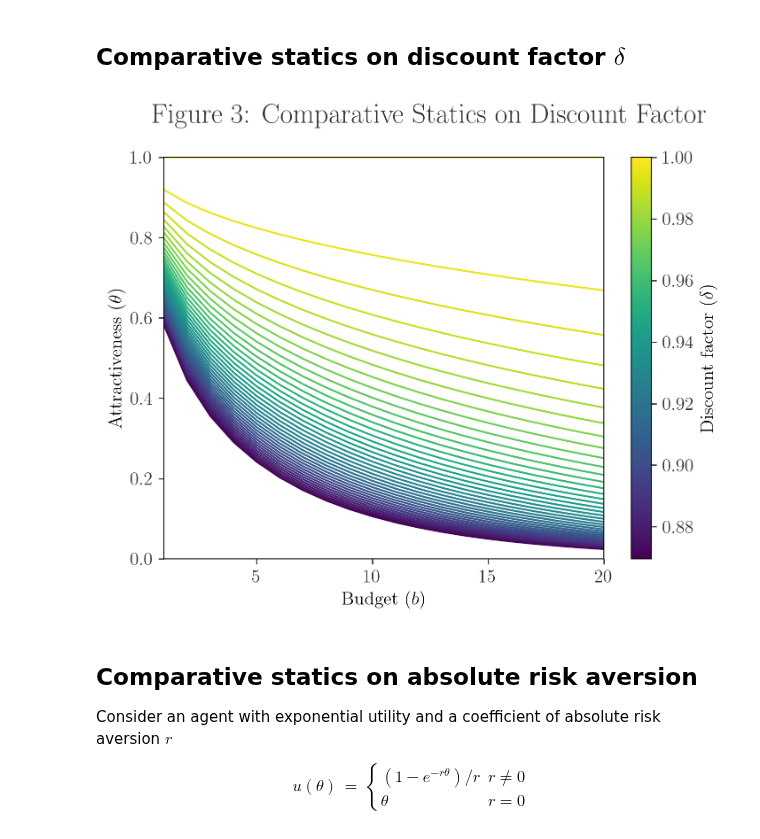
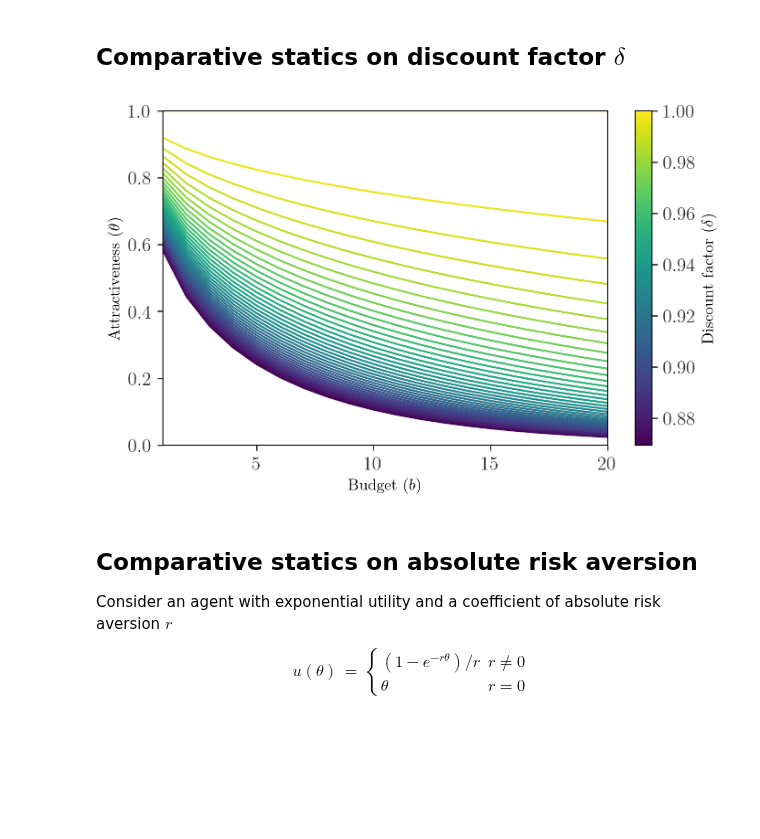
Before and after one commit to patohdzs/project-swipe, a Jupyter notebook: code/one-sided-model/solution.ipynb, the cells around one changed output. Saved outputs shown, nothing was run; the diff lists cells and outputs as text; code cells hidden in the pictures; blank space fills up the shorter version.

```diff
--- a/code/one-sided-model/solution.ipynb
+++ b/code/one-sided-model/solution.ipynb
@@ -155,31 +153,30 @@ plt.show()
 # %%
 # Resetting exogenous parameters
 reset_exog_params()
 
 δ_vals = np.logspace(-1, 0, 40, base=1.15)
 swiping_rules = []
 
 for d in δ_vals:
     δ = d
     θ_vals = compute_θ_vals(b0)
     swiping_rules.append(θ_vals)
 
 # Plotting swiping rules
 fig, ax = plt.subplots()
 ax.set_xlim(1,b0)
 ax.set_ylim(0,1)
 line_segments = LineCollection([np.column_stack([b_vals, θ_vals])
                                 for θ_vals in swiping_rules])
 line_segments.set_array(np.array(δ_vals))
 ax.add_collection(line_segments)
 axcb = fig.colorbar(line_segments)
 axcb.set_label(r'Discount factor ($\delta$)')
-fig.suptitle('Figure 3: Comparative Statics on Discount Factor')
 ax.set(xlabel=r'Budget ($b$)', ylabel=r'Attractiveness ($\theta$)')
-#plt.savefig('../../figures/discount-cs.png')
+plt.savefig('../../figures/discount-cs.png', bbox_inches='tight')
 plt.show()
 # %% [output]
-[figure, old version]
+[figure, new version]
 # %% [markdown]
 ## Comparative statics on absolute risk aversion
 Consider an agent with exponential utility and a coefficient of absolute risk aversion $r$
```
Also changed, not shown: parts of 6 cells of this notebook, 27 other files.
